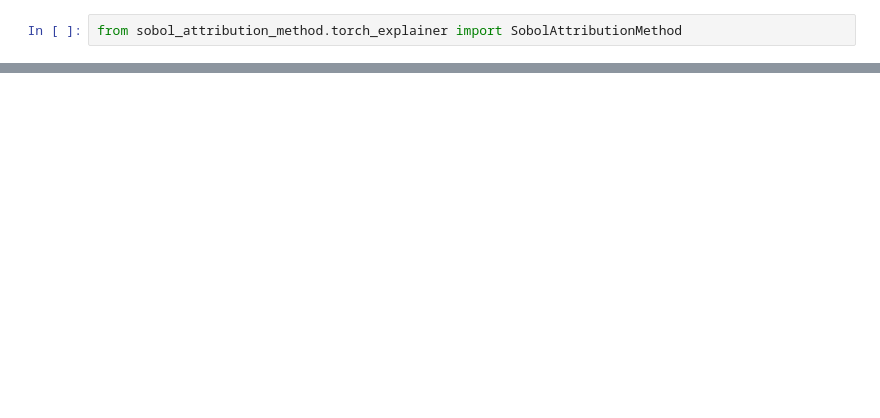
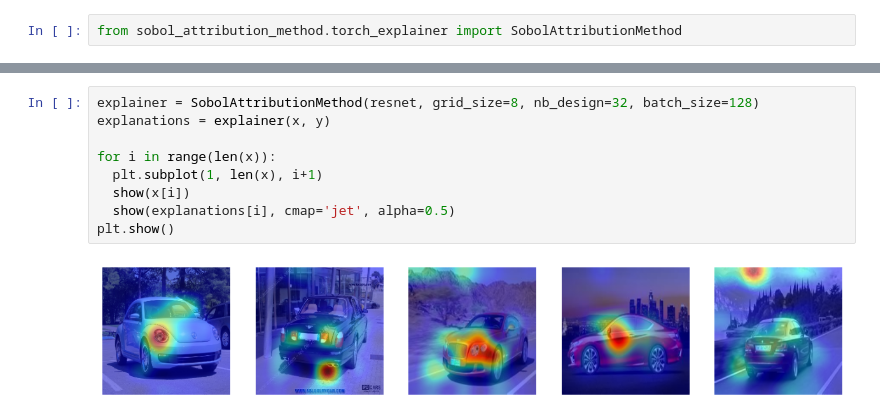
Before and after one commit to nuhaq/car-classification, a Jupyter notebook: classifier.ipynb, the cells around one changed output, grey strips where cells are left out. Saved outputs shown, nothing was run; the diff lists cells and outputs as text; blank space fills up the shorter version.

```diff
--- a/classifier.ipynb
+++ b/classifier.ipynb
@@ -204,0 +283,11 @@ TypeError: 'dict' object is not callable
+# %%
+explainer = SobolAttributionMethod(resnet, grid_size=8, nb_design=32, batch_size=128)
+explanations = explainer(x, y)
+
+for i in range(len(x)):
+  plt.subplot(1, len(x), i+1)
+  show(x[i])
+  show(explanations[i], cmap='jet', alpha=0.5)
+plt.show()
+# %% [output]
+[figure, added]
```
Also changed, not shown: parts of 9 cells of this notebook, 42 other files.
